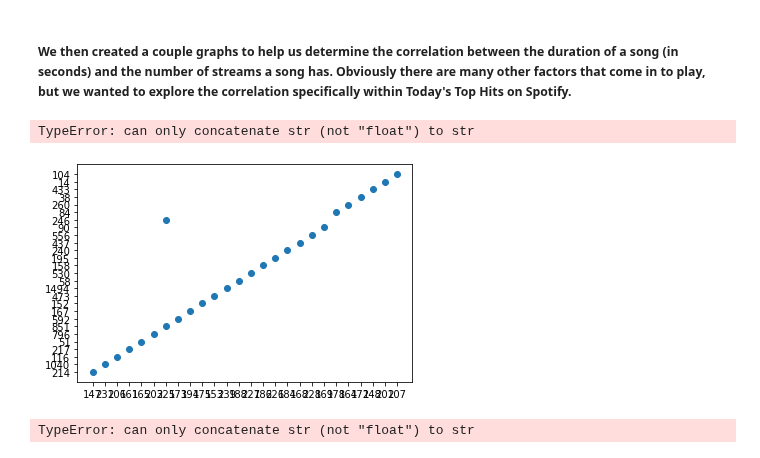
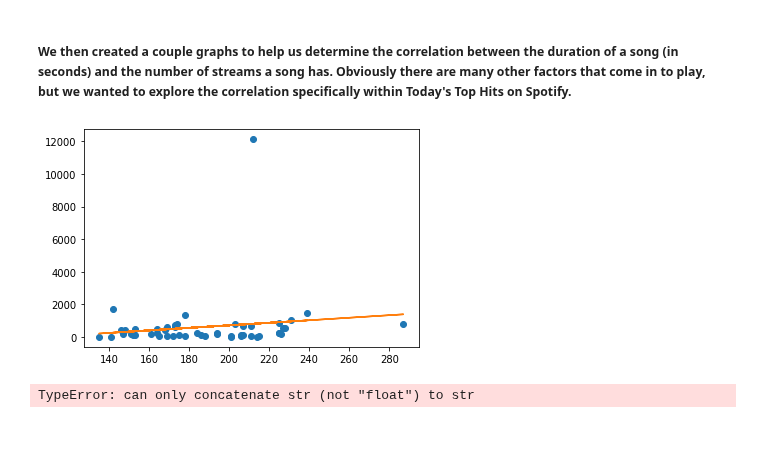
Before and after one commit to mananbhatt5/Tamid-TechEdu-S22, a Jupyter notebook: Final/DN-NR.ipynb, the cells around one changed output. Drawn from its saved outputs; the diff is of its cells as text; code cells hidden in the pictures.

```diff
--- a/Final/DN-NR.ipynb
+++ b/Final/DN-NR.ipynb
@@ -105,20 +104,17 @@ dfE
 # %% [markdown]
 ##### We then created a couple graphs to help us determine the correlation between the duration of a song (in seconds) and the number of streams a song has. Obviously there are many other factors that come in to play, but we wanted to explore the correlation specifically within Today's Top Hits on Spotify.
 # %%
-df[['Duration']].astype(int)
-df[['Streams']].astype(int)
-
 duration = 'Duration'
 streams = 'Streams'
+df.Duration = df.Duration.astype(int)
+df.Streams = df.Streams.astype(int)
 
-plt.plot(duration, streams, data = dfC, linestyle = 'none', marker = 'o')
-
-m, b = np.polyfit(dfC[duration], dfC[streams], 1)
-
-plt.plot(dfC[duration], m * dfC[duration] + b)
+plt.plot(duration, streams, data=df, linestyle='none', marker='o')
+m, b = np.polyfit(df[duration], df[streams], 1)
+plt.plot(df[duration], m * df[duration] + b)
+plt.show()
 # %% [output]
-TypeError: can only concatenate str (not "float") to str
-[figure, old version]
+[figure, new version]
 # %%
 plt.plot(duration, streams, data = dfE, linestyle = 'none', marker = 'o')
 
```
Also changed, not shown: parts of 2 cells of this notebook.
